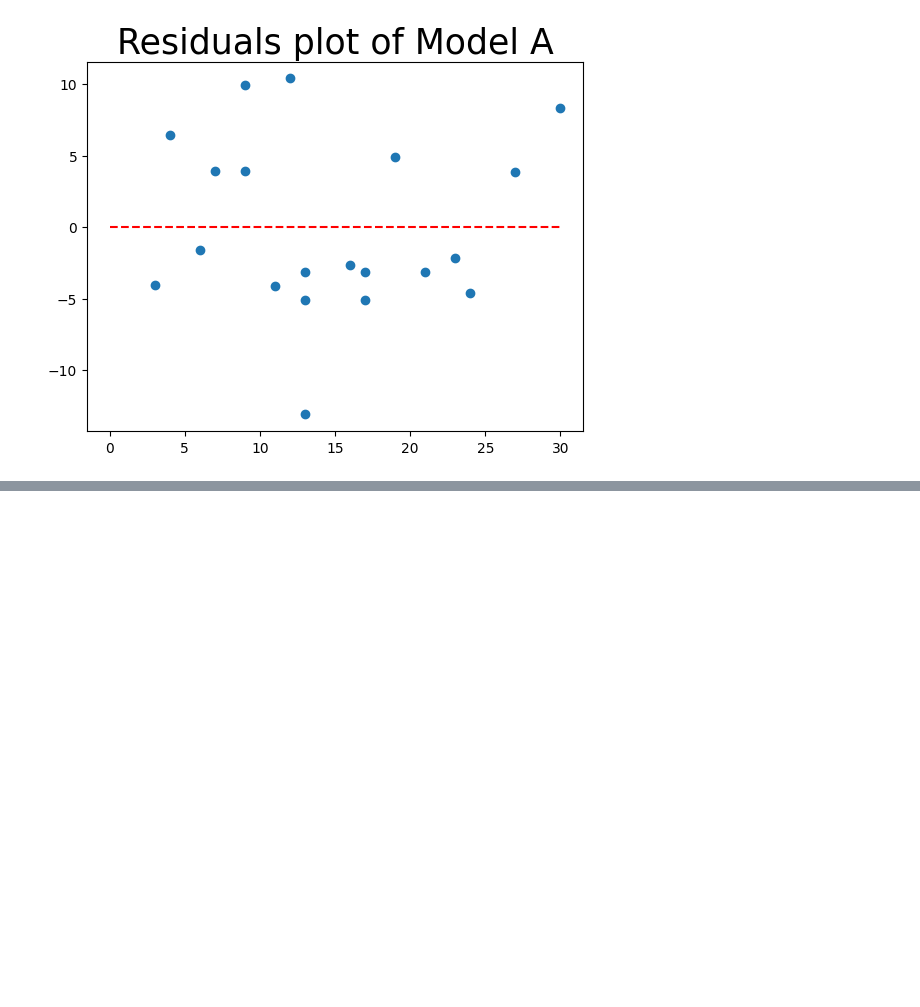
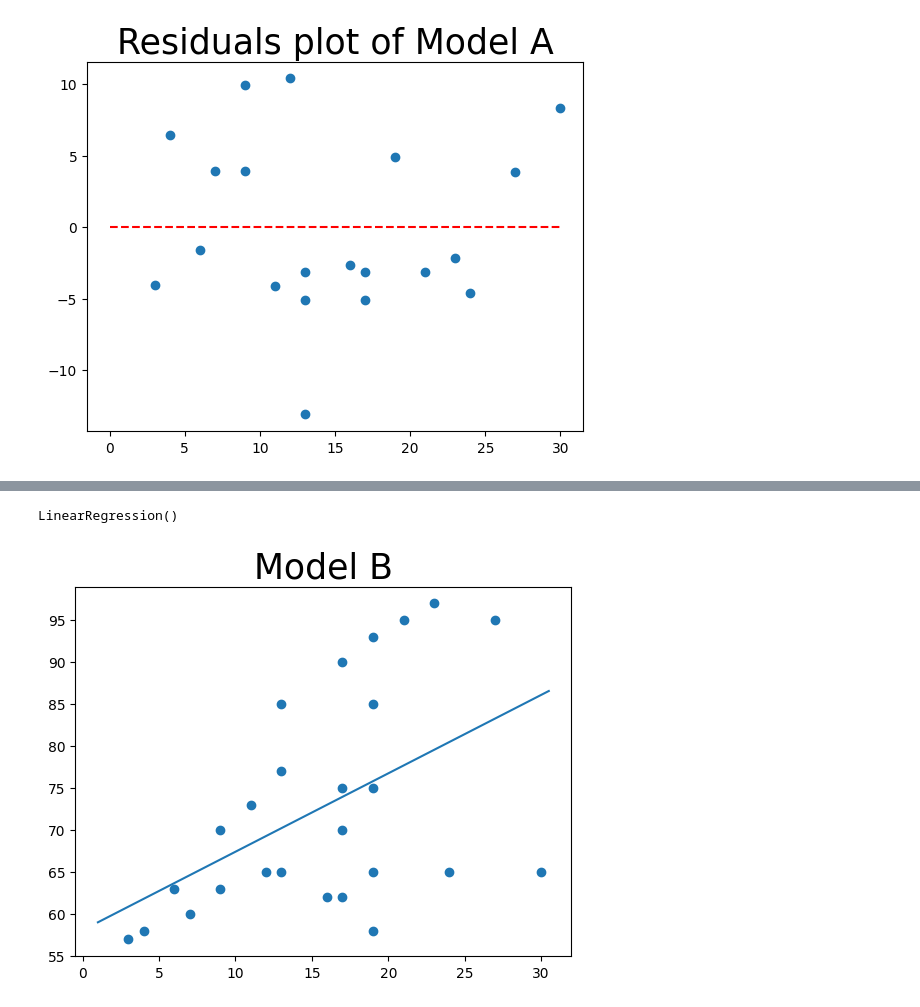
Before and after one commit to ozlerhakan/datacamp, a Jupyter notebook: Foundations of Probability in Python/chapter4.ipynb, the cells around one changed output, grey strips where cells are left out. Drawn from its saved outputs; the diff is of its cells as text; code cells hidden in the pictures; blank space fills up the shorter version.

```diff
--- a/Foundations of Probability in Python/chapter4.ipynb
+++ b/Foundations of Probability in Python/chapter4.ipynb
@@ -487,0 +517,27 @@ plt.show()
+# %%
+test_scores_B = [58,
+ 70,
+ 60,
+ 65,
+ 57,
+ 63,
+ 63,
+ 73,
+ 65,
+ 77,
+ 58,
+ 62,
+ 62,
+ 90,
+ 85,
+ 95,
+ 97,
+ 95,
+ 65,
+ 65,
+ 70,
+ 75,
+ 65,
+ 75,
+ 85,
+ 93]
@@ -487,0 +605,16 @@ plt.show()
+# %%
+model_B = LinearRegression()
+# %%
+model_B.fit(hours_of_study_B, test_scores_B)
+# %% [output]
+LinearRegression()
+# %%
+
+plt.scatter(hours_of_study_B, test_scores_B)
+
+
+plt.plot(hours_of_study_values_B, model_B.predict(hours_of_study_values_B))
+plt.title("Model B", fontsize=25)
+plt.show()
+# %% [output]
+[figure, added]
```
Also changed, not shown: parts of 3 cells of this notebook.
